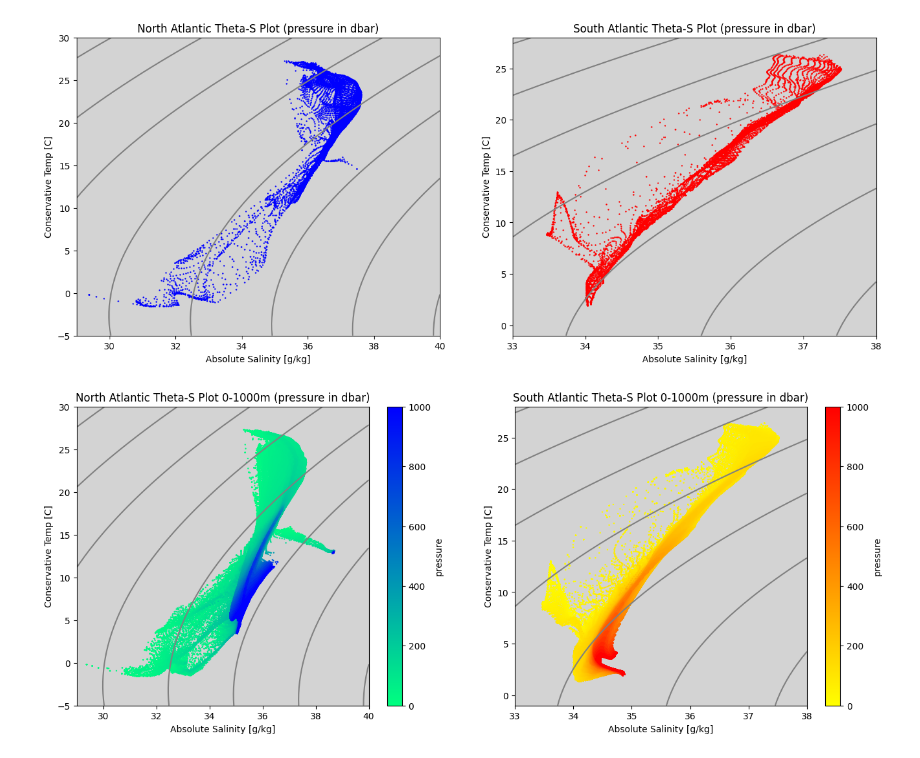
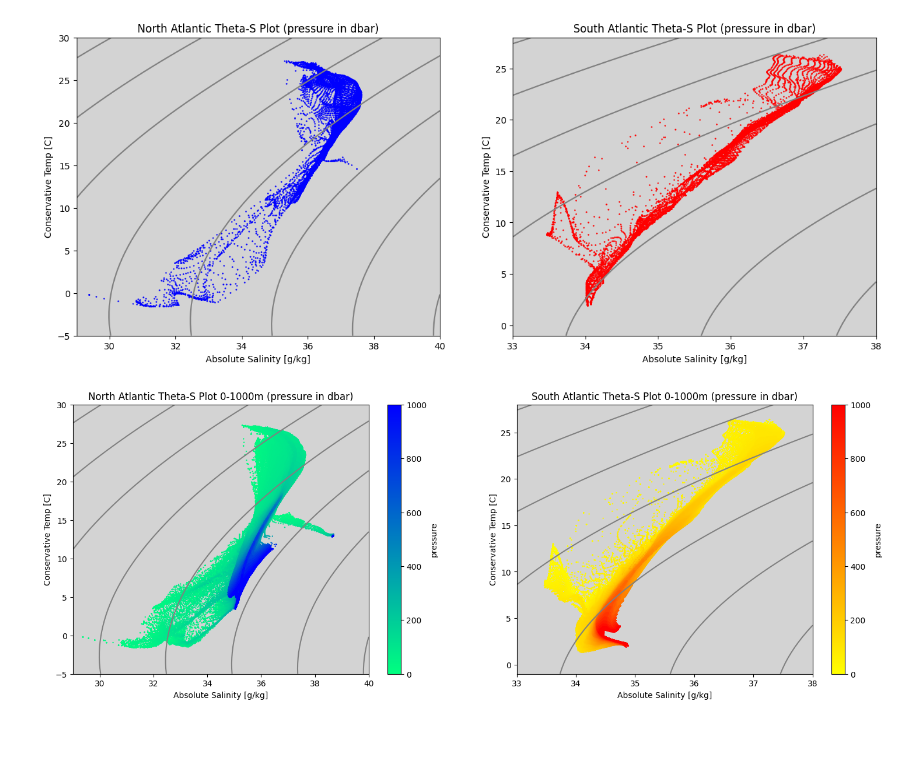
Before and after one commit to JRethemeier/Thermohaline-Circulation, a Jupyter notebook: Assignment5/Assignment5.ipynb, the cells around one changed output. Drawn from its saved outputs; the diff is of its cells as text; code cells hidden in the pictures.

```diff
--- a/Assignment5/Assignment5.ipynb
+++ b/Assignment5/Assignment5.ipynb
@@ -142,7 +142,7 @@ plt.show()
 # %% [output]
 [figure]
 # %%
-fig = plt.figure(figsize=(16, 6))
+fig = plt.figure(figsize=(18, 6))
 
 ax1 = fig.add_subplot(121, facecolor="lightgray")
 density.sigma0.plot.contour(ax=ax1, colors="gray")
@@ -150,31 +150,31 @@ density.sigma0.plot.contour(ax=ax1, colors="gray")
 n_atl.sel(pressure=slice(0,1003)).plot.scatter(
     ax=ax1,
     x="ABSOLUTE_SALINITY", y="CONSERVATIVE_TEMPERATURE",
     hue="pressure",
     edgecolor="#00000000",
     cmap="winter_r",
     s=3,
 )
 
 ax2 = fig.add_subplot(122, facecolor="lightgray")
 density2.sigma0.plot.contour(ax=ax2, colors="gray")
 
 s_atl.sel(pressure=slice(0,1003)).plot.scatter(
     ax=ax2,
     x="ABSOLUTE_SALINITY", y="CONSERVATIVE_TEMPERATURE",
     hue="pressure",
     edgecolor="#00000000",
     cmap="autumn_r",
     s=3,
 )
 
 ax1.set_title("North Atlantic Theta-S Plot 0-1000m (pressure in dbar)")
 ax1.set_ylabel("Conservative Temp [C]")
 ax1.set_xlabel("Absolute Salinity [g/kg]")
 ax2.set_title("South Atlantic Theta-S Plot 0-1000m (pressure in dbar)")
 ax2.set_ylabel("Conservative Temp [C]")
 ax2.set_xlabel("Absolute Salinity [g/kg]")
 
 plt.show()
 # %% [output]
-[figure, old version]
+[figure, new version]
```
